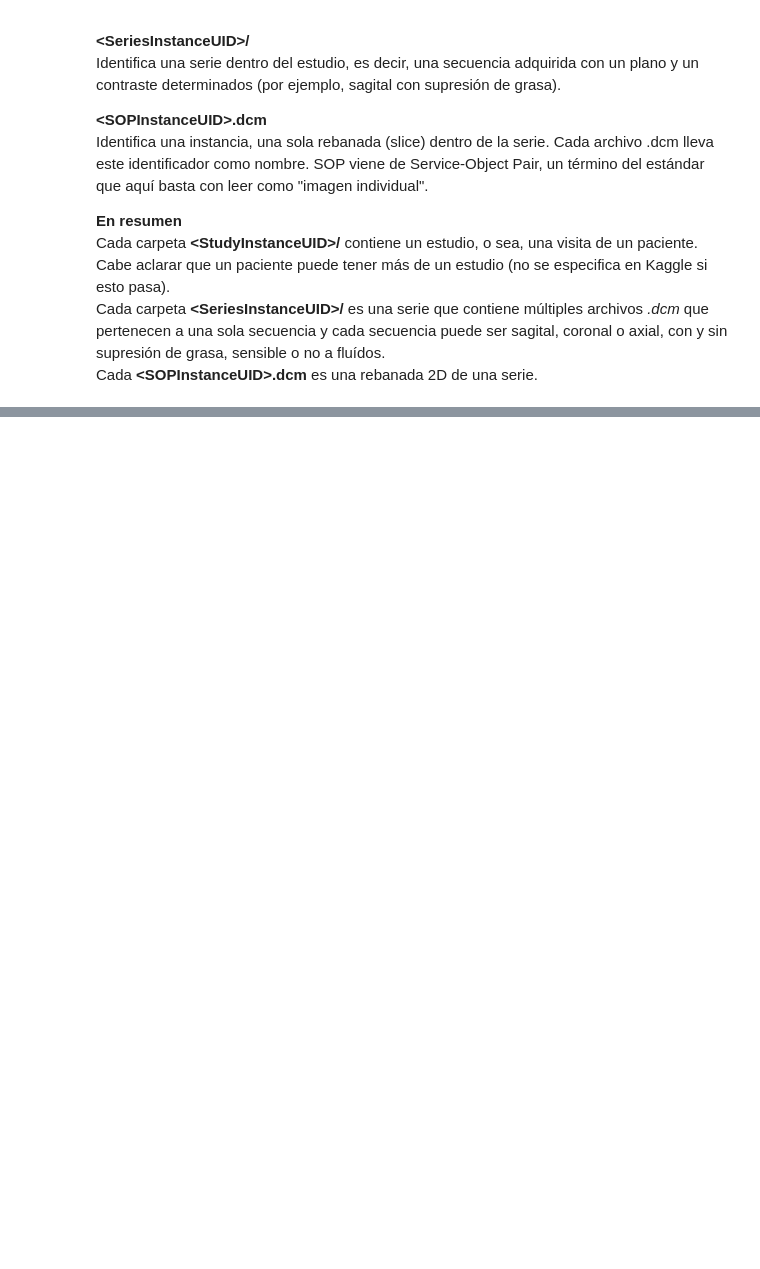
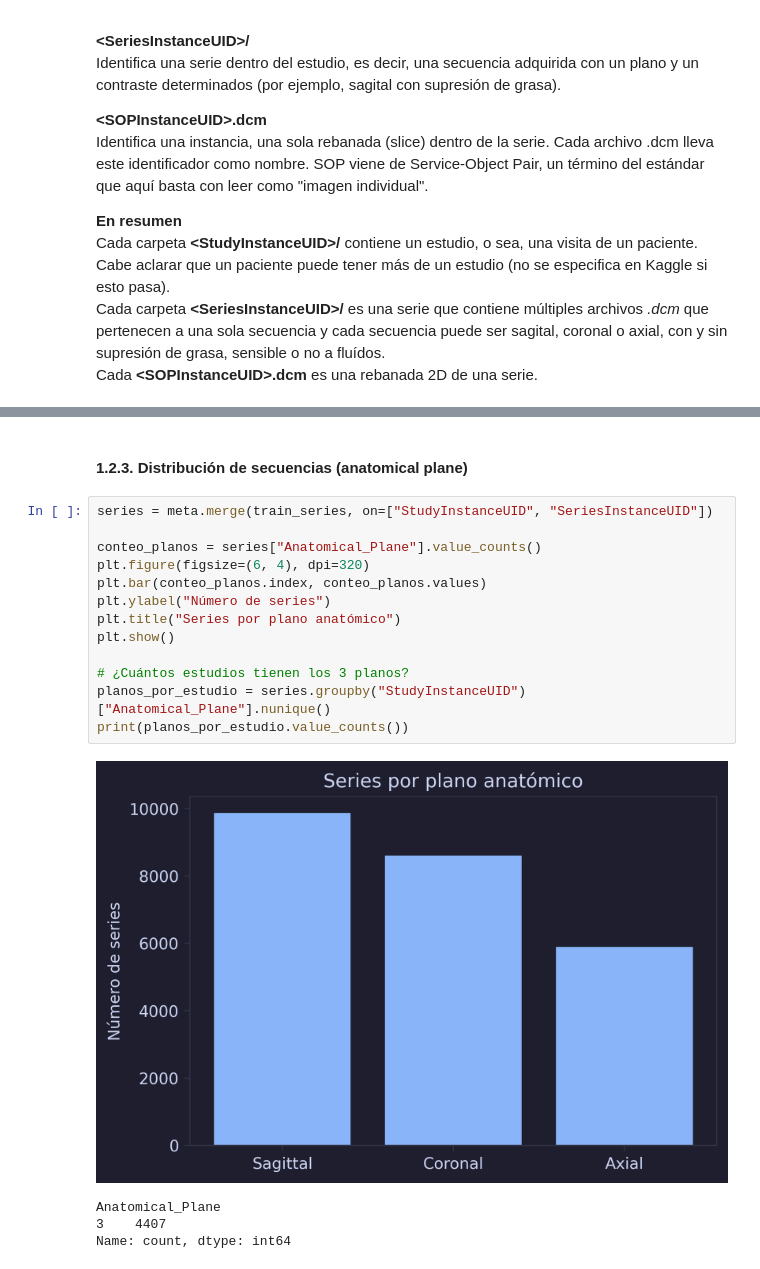
Before and after one commit to FernyBoy/RSNA-Knee, a Jupyter notebook: libretas/01-exploracion.ipynb, the cells around one changed output, grey strips where cells are left out. Drawn from its saved outputs; the diff is of its cells as text; blank space fills up the shorter version.

```diff
--- a/libretas/01-exploracion.ipynb
+++ b/libretas/01-exploracion.ipynb
@@ -108,0 +268,20 @@ Cada **\<SOPInstanceUID>.dcm** es una rebanada 2D de una serie.
+# %% [markdown]
+#### 1.2.3. Distribución de secuencias (anatomical plane)
+# %%
+series = meta.merge(train_series, on=["StudyInstanceUID", "SeriesInstanceUID"])
+
+conteo_planos = series["Anatomical_Plane"].value_counts()
+plt.figure(figsize=(6, 4), dpi=320)
+plt.bar(conteo_planos.index, conteo_planos.values)
+plt.ylabel("Número de series")
+plt.title("Series por plano anatómico")
+plt.show()
+
+# ¿Cuántos estudios tienen los 3 planos?
+planos_por_estudio = series.groupby("StudyInstanceUID")["Anatomical_Plane"].nunique()
+print(planos_por_estudio.value_counts())
+# %% [output]
+[figure, added]
+Anatomical_Plane
+3    4407
+Name: count, dtype: int64
```
Also changed, not shown: parts of 90 cells of this notebook.
